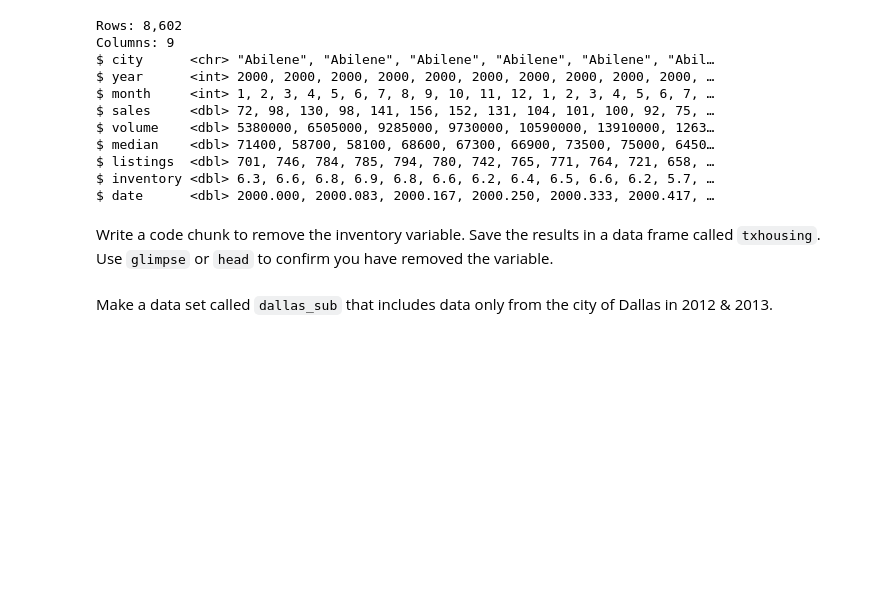
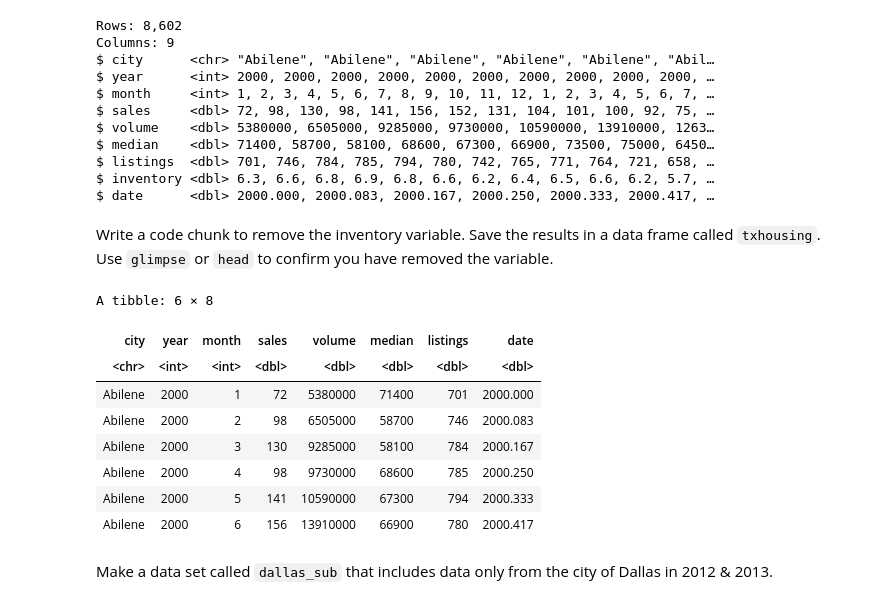
Before and after one commit to UNC-DATA-730/unit-2-assignment-dameyer, a Jupyter notebook: assignment2.ipynb, the cells around one changed output. Saved outputs shown, nothing was run; the diff lists cells and outputs as text; code cells hidden in the pictures; blank space fills up the shorter version.

```diff
--- a/assignment2.ipynb
+++ b/assignment2.ipynb
@@ -129,5 +140,18 @@ $ inventory <dbl> 6.3, 6.6, 6.8, 6.9, 6.8, 6.6, 6.2, 6.4, 6.5, 6.6, 6.2, 5.7,
 $ date      <dbl> 2000.000, 2000.083, 2000.167, 2000.250, 2000.333, 2000.417, …
 # %% [markdown]
 Write a code chunk to remove the inventory variable. Save the results in a data frame called `txhousing`. Use `glimpse` or `head` to confirm you have removed the variable.
+# %%
+txhousing$inventory <- NULL
+txhousing |> head()
+# %% [output]
+A tibble: 6 × 8
+| city | year | month | sales | volume | median | listings | date |
+| <chr> | <int> | <int> | <dbl> | <dbl> | <dbl> | <dbl> | <dbl> |
+| Abilene | 2000 | 1 | 72 | 5380000 | 71400 | 701 | 2000.000 |
+| Abilene | 2000 | 2 | 98 | 6505000 | 58700 | 746 | 2000.083 |
+| Abilene | 2000 | 3 | 130 | 9285000 | 58100 | 784 | 2000.167 |
+| Abilene | 2000 | 4 | 98 | 9730000 | 68600 | 785 | 2000.250 |
+| Abilene | 2000 | 5 | 141 | 10590000 | 67300 | 794 | 2000.333 |
+| Abilene | 2000 | 6 | 156 | 13910000 | 66900 | 780 | 2000.417 |
 # %% [markdown]
 Make a data set called `dallas_sub` that includes data only from the city of Dallas in 2012 & 2013.
```
Also changed, not shown: parts of 6 cells of this notebook.
